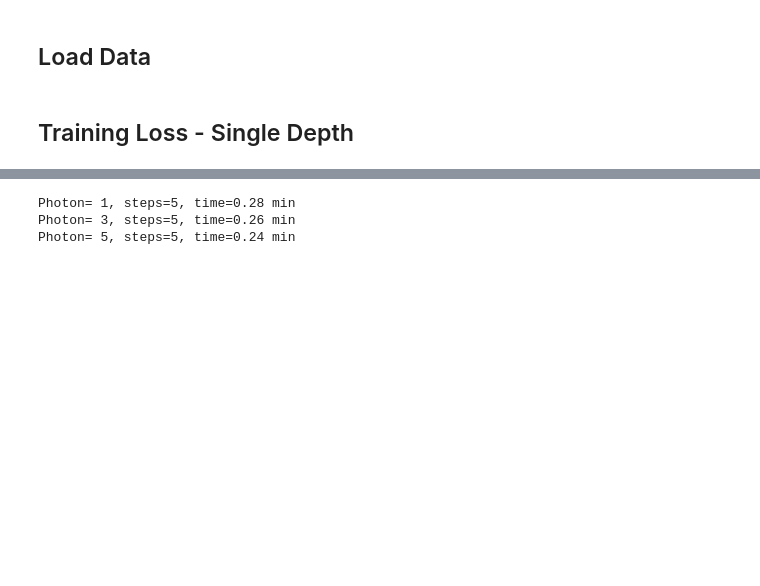
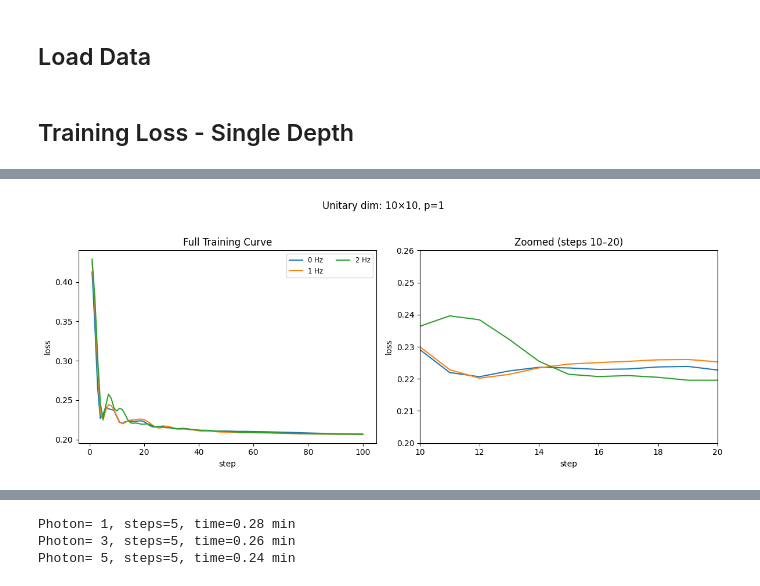
Before and after one commit to 01000111r/photon-net, a Jupyter notebook: main_book.ipynb, the cells around one changed output, grey strips where cells are left out. Drawn from its saved outputs; the diff is of its cells as text; code cells hidden in the pictures; blank space fills up the shorter version.

```diff
--- a/main_book.ipynb
+++ b/main_book.ipynb
@@ -180,0 +229,57 @@ g.plt.show()
+# %%
+data_folder   = "new-reup-fix"
+# data_folder   = "reup-vary-1p"
+min_freq    = 0
+max_freq      = 2
+x_min = 10
+x_max = 20
+y_min= 0.2
+y_max=0.26
+prefix = 'f'
+# create two side-by-side plots with independent y-axes
+fig, (ax_full, ax_zoom) = g.plt.subplots(1, 2, figsize=(12, 5))
+
+for freq in range(min_freq, max_freq + 1):
+    data_name    = f"{prefix}{freq}.npz"
+    globals_name = f"{prefix}{freq}g.npz"
+
+    # load
+    out      = g.np.load(g.os.path.join(data_folder, data_name))
+    steps    = out["loss_mem"][:, 0].astype(int)
+    losses   = out["loss_mem"][:, 1].astype(float)
+
+    # plot on both axes
+    ax_full.plot(steps, losses, linewidth=1.5, label=f"{freq} Hz")
+    ax_zoom.plot(steps, losses, linewidth=1.5, label=f"{freq} Hz")
+
+# format the full-range plot
+ax_full.set(
+    xlabel="step",
+    ylabel="loss",
+    title="Full Training Curve"
+)
+
+# format the zoomed-in plot with its own y-limits
+ax_zoom.set(
+    xlim=(x_min, x_max),
+    ylim=(y_min, y_max),
+    xlabel="step",
+    ylabel="loss",
+    title=f"Zoomed (steps {x_min}–{x_max})"
+)
+
+# single legend on the full plot
+handles, labels = ax_full.get_legend_handles_labels()
+ax_full.legend(handles, labels, loc="upper right", ncol=2, fontsize="small")
+
+# overall title
+gl = g.np.load(g.os.path.join(data_folder, f"{prefix}{max_freq}g.npz"))
+shape = out["carry_0"].shape
+fig.suptitle(
+    f"Unitary dim: {2*shape[1]}×{2*shape[1]}, p={gl['p_suc_inputs'].item()}"
+)
+
+g.plt.tight_layout(rect=[0, 0.03, 1, 0.95])
+g.plt.show()
+# %% [output]
+[figure, added]
```
Also changed, not shown: parts of 11 cells of this notebook, 10 other files.
